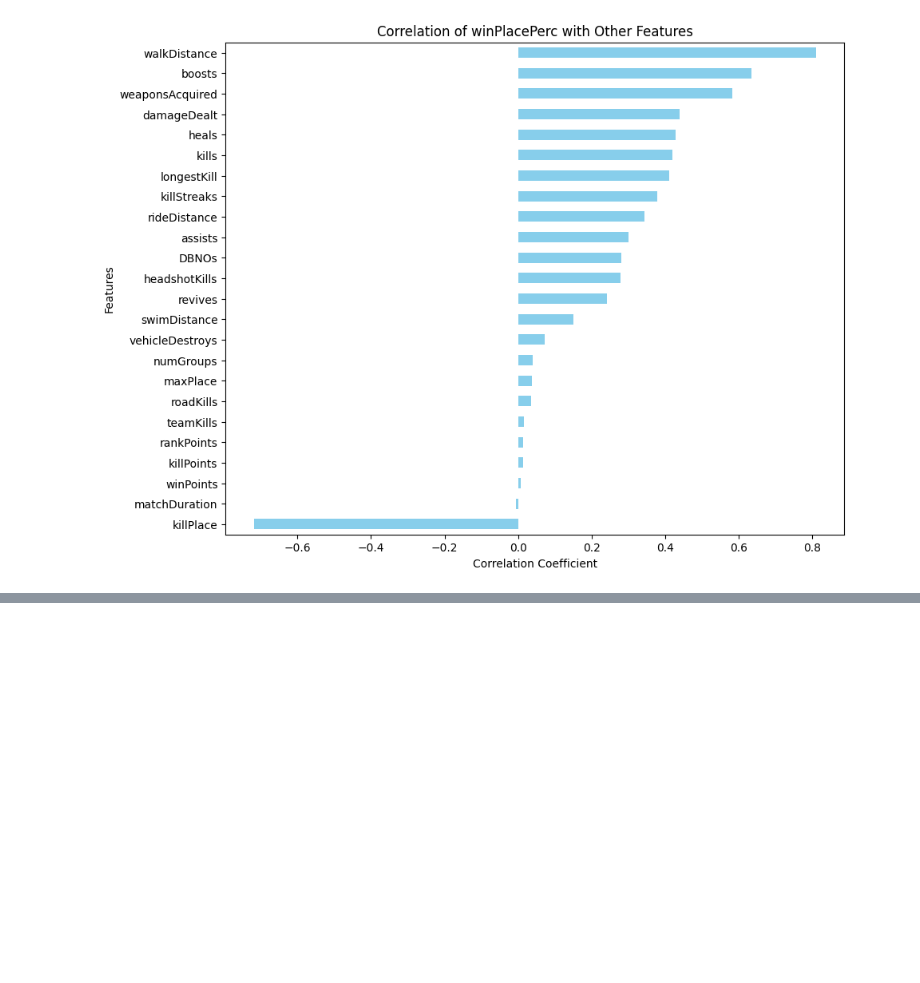
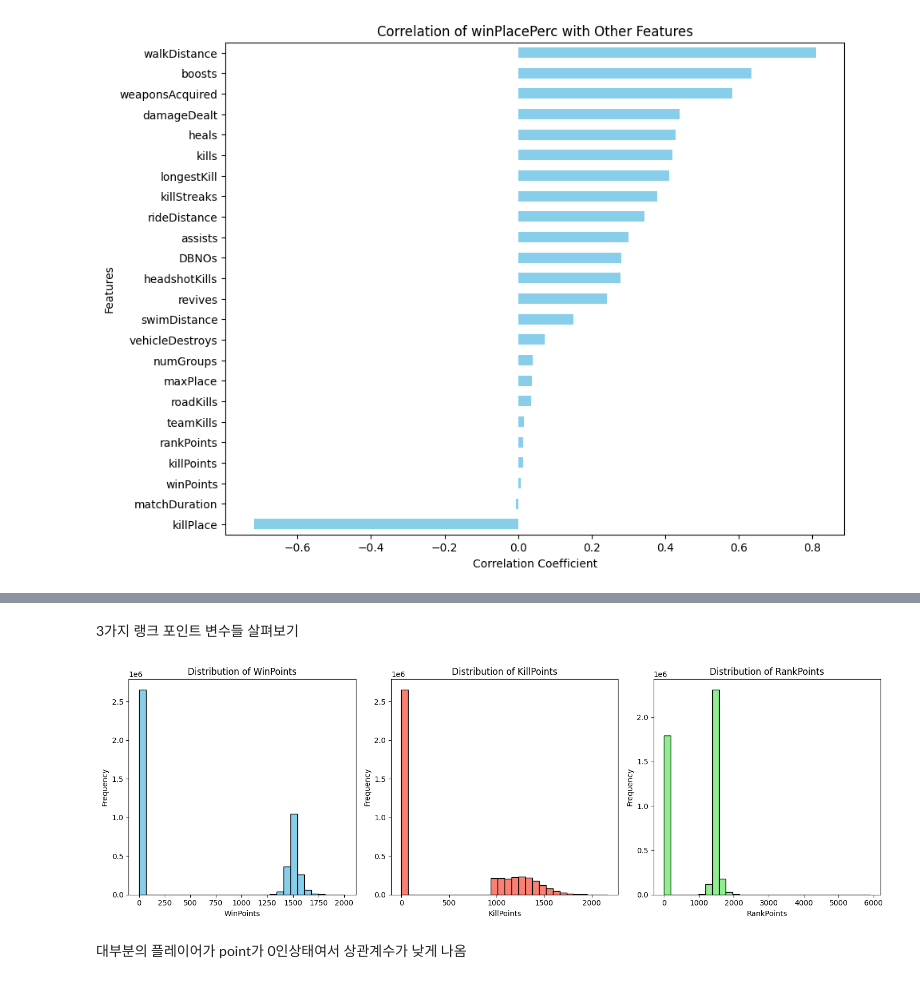
Before and after one commit to p-garden/data-solution, a Jupyter notebook: BATTLRGROUND/notebooke3a40bfc51.ipynb, the cells around one changed output, grey strips where cells are left out. Saved outputs shown, nothing was run; the diff lists cells and outputs as text; code cells hidden in the pictures; blank space fills up the shorter version.

```diff
--- a/BATTLRGROUND/notebooke3a40bfc51.ipynb
+++ b/BATTLRGROUND/notebooke3a40bfc51.ipynb
@@ -150,0 +196,33 @@ plt.show()
+# %% [markdown]
+3가지 랭크 포인트 변수들 살펴보기
+# %%
+# 세 가지 변수의 분포를 시각화
+plt.figure(figsize=(15, 5))
+
+# WinPoints 분포
+plt.subplot(1, 3, 1)
+plt.hist(numeric_train['winPoints'], bins=30, color='skyblue', edgecolor='black')
+plt.title("Distribution of WinPoints")
+plt.xlabel("WinPoints")
+plt.ylabel("Frequency")
+
+# KillPoints 분포
+plt.subplot(1, 3, 2)
+plt.hist(numeric_train['killPoints'], bins=30, color='salmon', edgecolor='black')
+plt.title("Distribution of KillPoints")
+plt.xlabel("KillPoints")
+plt.ylabel("Frequency")
+
+# RankPoints 분포
+plt.subplot(1, 3, 3)
+plt.hist(numeric_train['rankPoints'], bins=30, color='lightgreen', edgecolor='black')
+plt.title("Distribution of RankPoints")
+plt.xlabel("RankPoints")
+plt.ylabel("Frequency")
+
+plt.tight_layout()
+plt.show()
+# %% [output]
+[figure, added]
+# %% [markdown]
+대부분의 플레이어가 point가 0인상태여서 상관계수가 낮게 나옴
```
Also changed, not shown: parts of 23 cells of this notebook.
